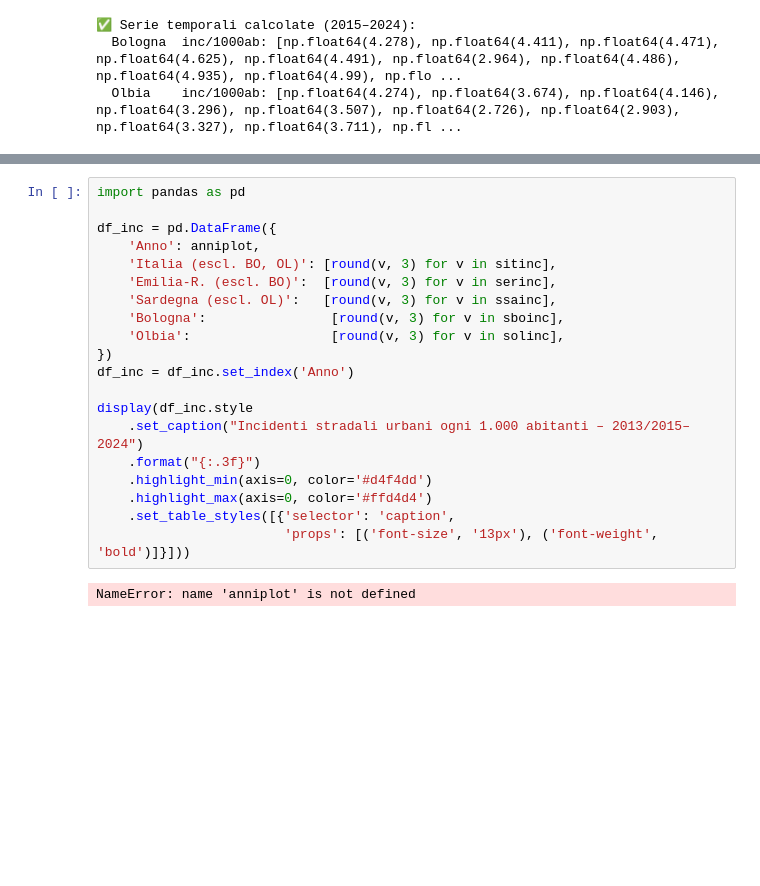
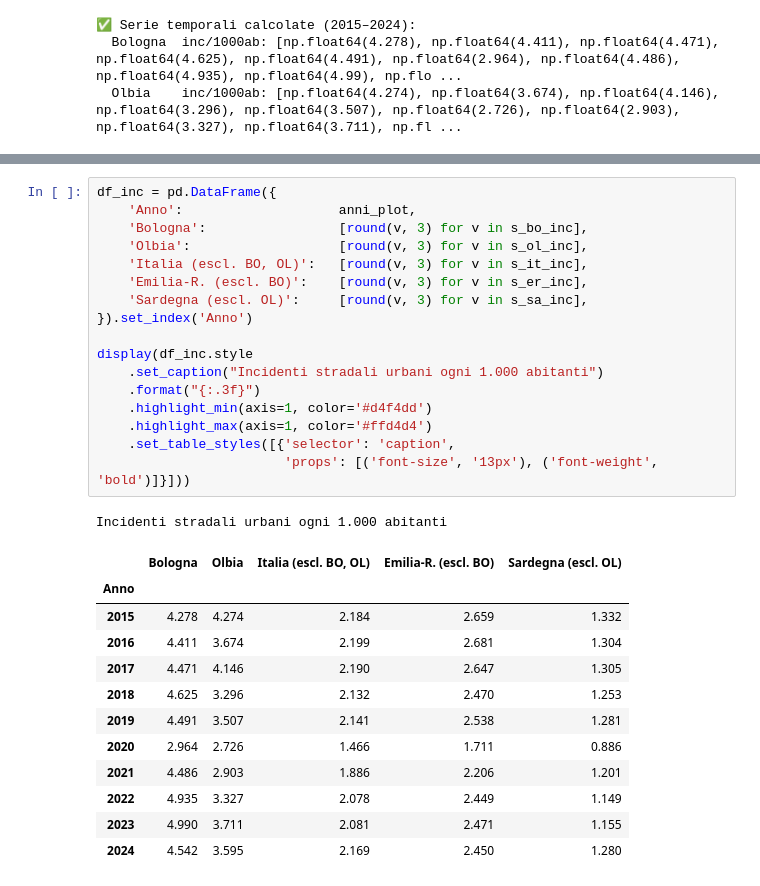
Before and after one commit to epicariello/zone30, a Jupyter notebook: Zone30.ipynb, the cells around one changed output, grey strips where cells are left out. Drawn from its saved outputs; the diff is of its cells as text; blank space fills up the shorter version.

```diff
--- a/Zone30.ipynb
+++ b/Zone30.ipynb
@@ -156,27 +154,36 @@ plt.show()
 # %% [output]
 [figure]
 # %%
-import pandas as pd
-
 df_inc = pd.DataFrame({
-    'Anno': anniplot,
-    'Italia (escl. BO, OL)': [round(v, 3) for v in sitinc],
-    'Emilia-R. (escl. BO)':  [round(v, 3) for v in serinc],
-    'Sardegna (escl. OL)':   [round(v, 3) for v in ssainc],
-    'Bologna':                [round(v, 3) for v in sboinc],
-    'Olbia':                  [round(v, 3) for v in solinc],
-})
-df_inc = df_inc.set_index('Anno')
+    'Anno':                    anni_plot,
+    'Bologna':                 [round(v, 3) for v in s_bo_inc],
+    'Olbia':                   [round(v, 3) for v in s_ol_inc],
+    'Italia (escl. BO, OL)':   [round(v, 3) for v in s_it_inc],
+    'Emilia-R. (escl. BO)':    [round(v, 3) for v in s_er_inc],
+    'Sardegna (escl. OL)':     [round(v, 3) for v in s_sa_inc],
+}).set_index('Anno')
 
 display(df_inc.style
-    .set_caption("Incidenti stradali urbani ogni 1.000 abitanti – 2013/2015–2024")
+    .set_caption("Incidenti stradali urbani ogni 1.000 abitanti")
     .format("{:.3f}")
-    .highlight_min(axis=0, color='#d4f4dd')
-    .highlight_max(axis=0, color='#ffd4d4')
+    .highlight_min(axis=1, color='#d4f4dd')
+    .highlight_max(axis=1, color='#ffd4d4')
     .set_table_styles([{'selector': 'caption',
                         'props': [('font-size', '13px'), ('font-weight', 'bold')]}]))
 # %% [output]
-NameError: name 'anniplot' is not defined
+Incidenti stradali urbani ogni 1.000 abitanti
+|  | Bologna | Olbia | Italia (escl. BO, OL) | Emilia-R. (escl. BO) | Sardegna (escl. OL) |
+| Anno |  |  |  |  |  |
+| 2015 | 4.278 | 4.274 | 2.184 | 2.659 | 1.332 |
+| 2016 | 4.411 | 3.674 | 2.199 | 2.681 | 1.304 |
+| 2017 | 4.471 | 4.146 | 2.190 | 2.647 | 1.305 |
+| 2018 | 4.625 | 3.296 | 2.132 | 2.470 | 1.253 |
+| 2019 | 4.491 | 3.507 | 2.141 | 2.538 | 1.281 |
+| 2020 | 2.964 | 2.726 | 1.466 | 1.711 | 0.886 |
+| 2021 | 4.486 | 2.903 | 1.886 | 2.206 | 1.201 |
+| 2022 | 4.935 | 3.327 | 2.078 | 2.449 | 1.149 |
+| 2023 | 4.990 | 3.711 | 2.081 | 2.471 | 1.155 |
+| 2024 | 4.542 | 3.595 | 2.169 | 2.450 | 1.280 |
 # %%
 fig, ax = plt.subplots(figsize=(12, 6))
 
```
Also changed, not shown: parts of 6 cells of this notebook.
